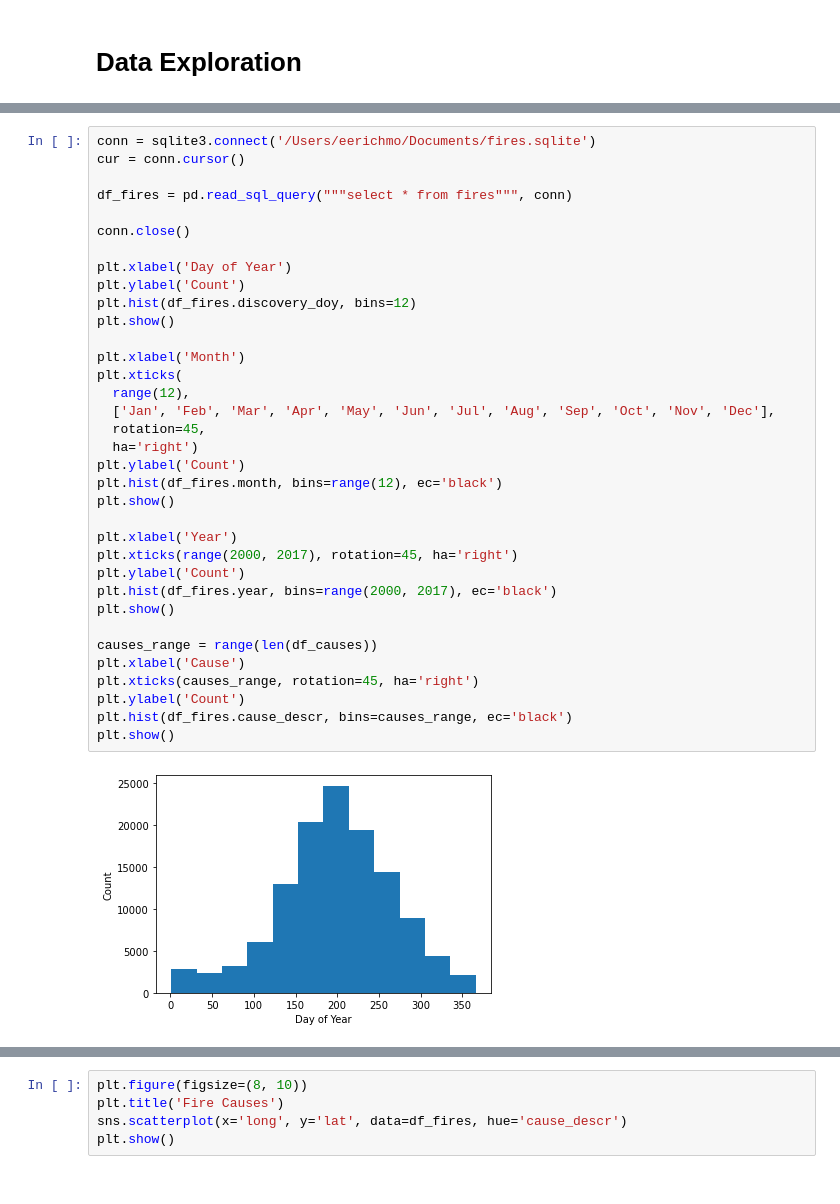
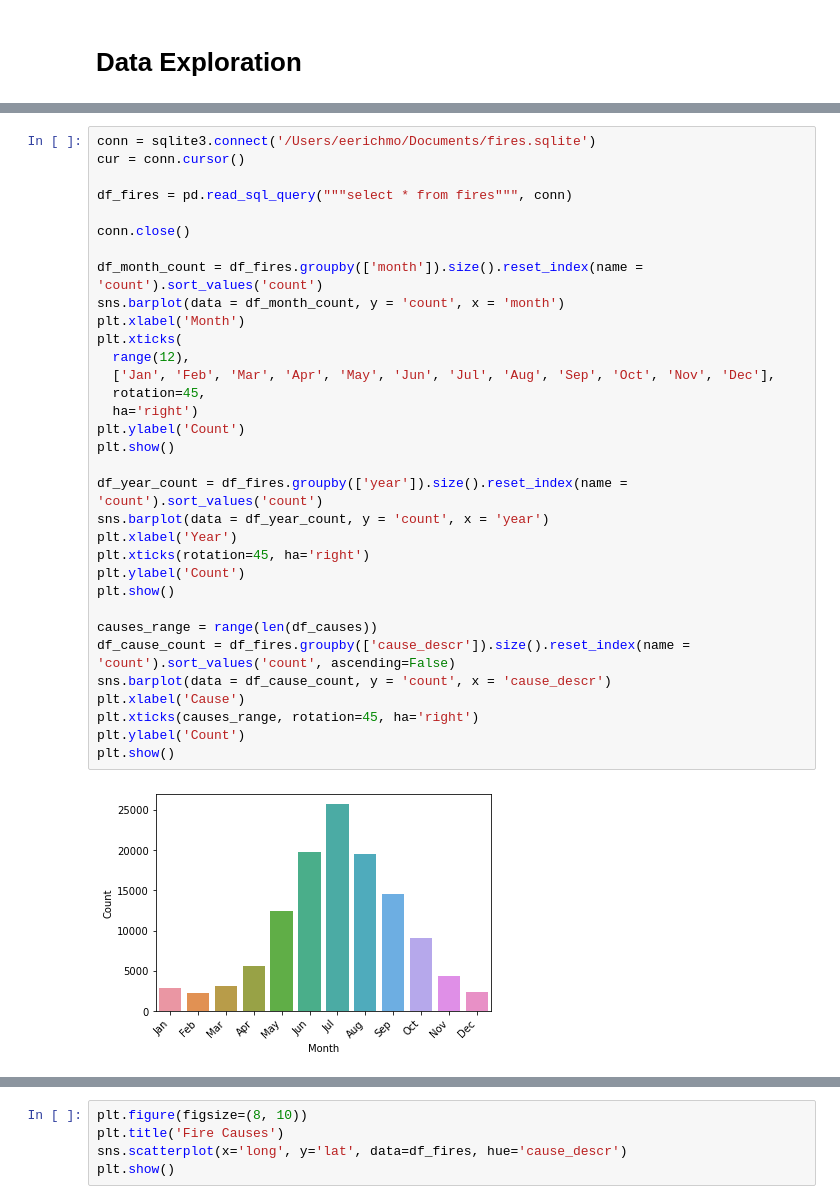
Before and after one commit to eerichmond/ml-wildfire-prediction, a Jupyter notebook: data_exploration.ipynb, the cells around one changed output, grey strips where cells are left out. Drawn from its saved outputs; the diff is of its cells as text.

```diff
--- a/data_exploration.ipynb
+++ b/data_exploration.ipynb
@@ -70,37 +72,35 @@ conn.close()
 # %%
 conn = sqlite3.connect('/Users/eerichmo/Documents/fires.sqlite')
 cur = conn.cursor()
 
 df_fires = pd.read_sql_query("""select * from fires""", conn)
 
 conn.close()
 
-plt.xlabel('Day of Year')
-plt.ylabel('Count')
-plt.hist(df_fires.discovery_doy, bins=12)
-plt.show()
-
+df_month_count = df_fires.groupby(['month']).size().reset_index(name = 'count').sort_values('count')
+sns.barplot(data = df_month_count, y = 'count', x = 'month')
 plt.xlabel('Month')
 plt.xticks(
   range(12),
   ['Jan', 'Feb', 'Mar', 'Apr', 'May', 'Jun', 'Jul', 'Aug', 'Sep', 'Oct', 'Nov', 'Dec'],
   rotation=45,
   ha='right')
 plt.ylabel('Count')
-plt.hist(df_fires.month, bins=range(12), ec='black')
 plt.show()
 
+df_year_count = df_fires.groupby(['year']).size().reset_index(name = 'count').sort_values('count')
+sns.barplot(data = df_year_count, y = 'count', x = 'year')
 plt.xlabel('Year')
-plt.xticks(range(2000, 2017), rotation=45, ha='right')
+plt.xticks(rotation=45, ha='right')
 plt.ylabel('Count')
-plt.hist(df_fires.year, bins=range(2000, 2017), ec='black')
 plt.show()
 
 causes_range = range(len(df_causes))
+df_cause_count = df_fires.groupby(['cause_descr']).size().reset_index(name = 'count').sort_values('count', ascending=False)
+sns.barplot(data = df_cause_count, y = 'count', x = 'cause_descr')
 plt.xlabel('Cause')
 plt.xticks(causes_range, rotation=45, ha='right')
 plt.ylabel('Count')
-plt.hist(df_fires.cause_descr, bins=causes_range, ec='black')
 plt.show()
 # %% [output]
-[figure, old version]
+[figure, new version]
```
Also changed, not shown: parts of 9 cells of this notebook, 3 other files.
